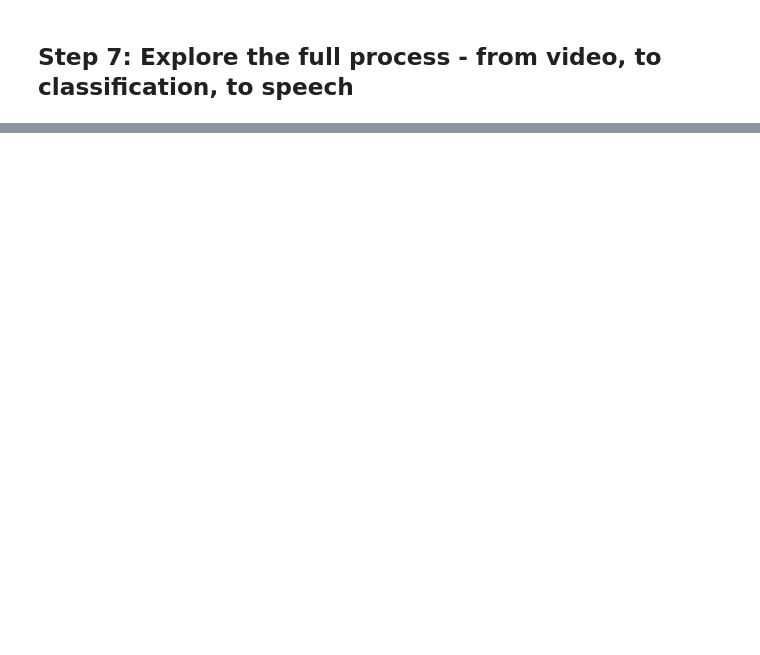
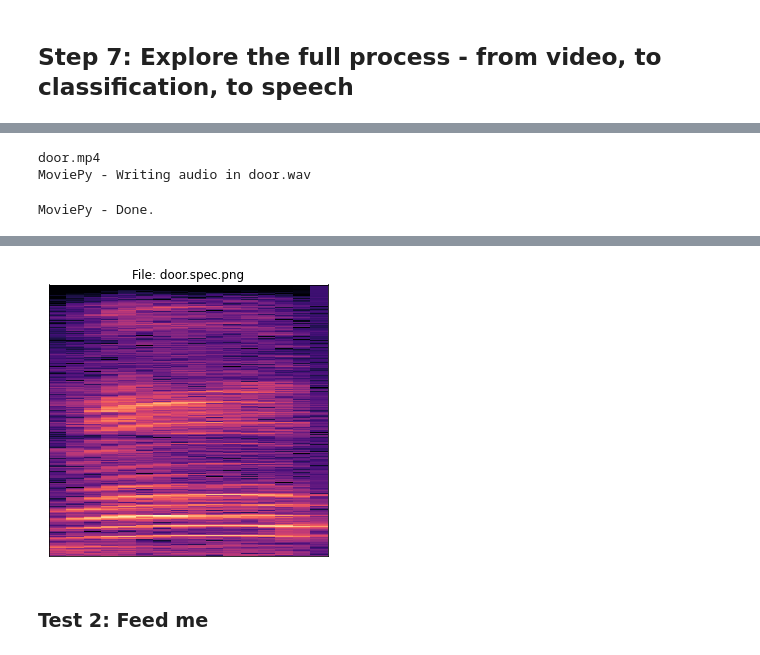
Before and after one commit to spackows/CASCON-2018_Analyzing_images, a Jupyter notebook: cat-translator/sample-notebooks/cat-translator-app-code-notebook.ipynb, the cells around one changed output, grey strips where cells are left out. Drawn from its saved outputs; the diff is of its cells as text; code cells hidden in the pictures; blank space fills up the shorter version.

Commit message:
Update with Tensorflow

```diff
--- a/cat-translator/sample-notebooks/cat-translator-app-code-notebook.ipynb
+++ b/cat-translator/sample-notebooks/cat-translator-app-code-notebook.ipynb
@@ -217,0 +215,24 @@ food.mp4
+# %%
+# https://www.tensorflow.org/api_docs/python/tf/keras/models/load_model
+#
+import tensorflow as tf
+from tensorflow import keras
+
+model = tf.keras.models.load_model( "trained-model" )
+# %%
+import numpy as np
+
+def classifySpectrogram( video_filename, verbose ):
+    filename = re.sub( "mp4$", "spec.png", video_filename )
+    img = tf.keras.utils.load_img( filename, target_size = ( 224, 224 ) )
+    img_array = tf.keras.utils.img_to_array( img )
+    img_array = tf.expand_dims( img_array, 0 )
+    predictions = model.predict( img_array )
+    score = tf.nn.softmax( predictions[0] )
+    class_names = [ "feedme", "opendoor" ]
+    classification = class_names[ np.argmax( score ) ]
+    if verbose:
+        print( "Image: " + filename + "\n" +
+               "Predicted class: " + classification + "\n" +
+               "Confidence: " + str( round( 100 * np.max( score ), 3 ) ) + "%" )
+    return classification
@@ -288,0 +293,8 @@ Copyright © 2018 IBM. This notebook and its source code are released under the
+# %%
+def translateMeow( filename ):
+    print( filename )
+    getTrimmedAudio( filename, False )
+    saveAsSpectrogram( filename )
+    classification = classifySpectrogram( filename, False )
+    audio_filename = classification + "-speech.wav"
+    return audio_filename
@@ -288,0 +309,9 @@ Copyright © 2018 IBM. This notebook and its source code are released under the
+# %%
+# figure out what the cat wants by classifying a spectrogram of the
+# meow sound, then "translate" that to the correct English audio.
+#
+IPython.display.Audio( translateMeow( filename_1 ) )
+# %% [output]
+door.mp4
+MoviePy - Writing audio in door.wav
+MoviePy - Done.
@@ -288,0 +319,3 @@ Copyright © 2018 IBM. This notebook and its source code are released under the
+[figure, added]
+# %% [markdown]
+### Test 2: Feed me
```
Also changed, not shown: parts of 53 cells of this notebook.
